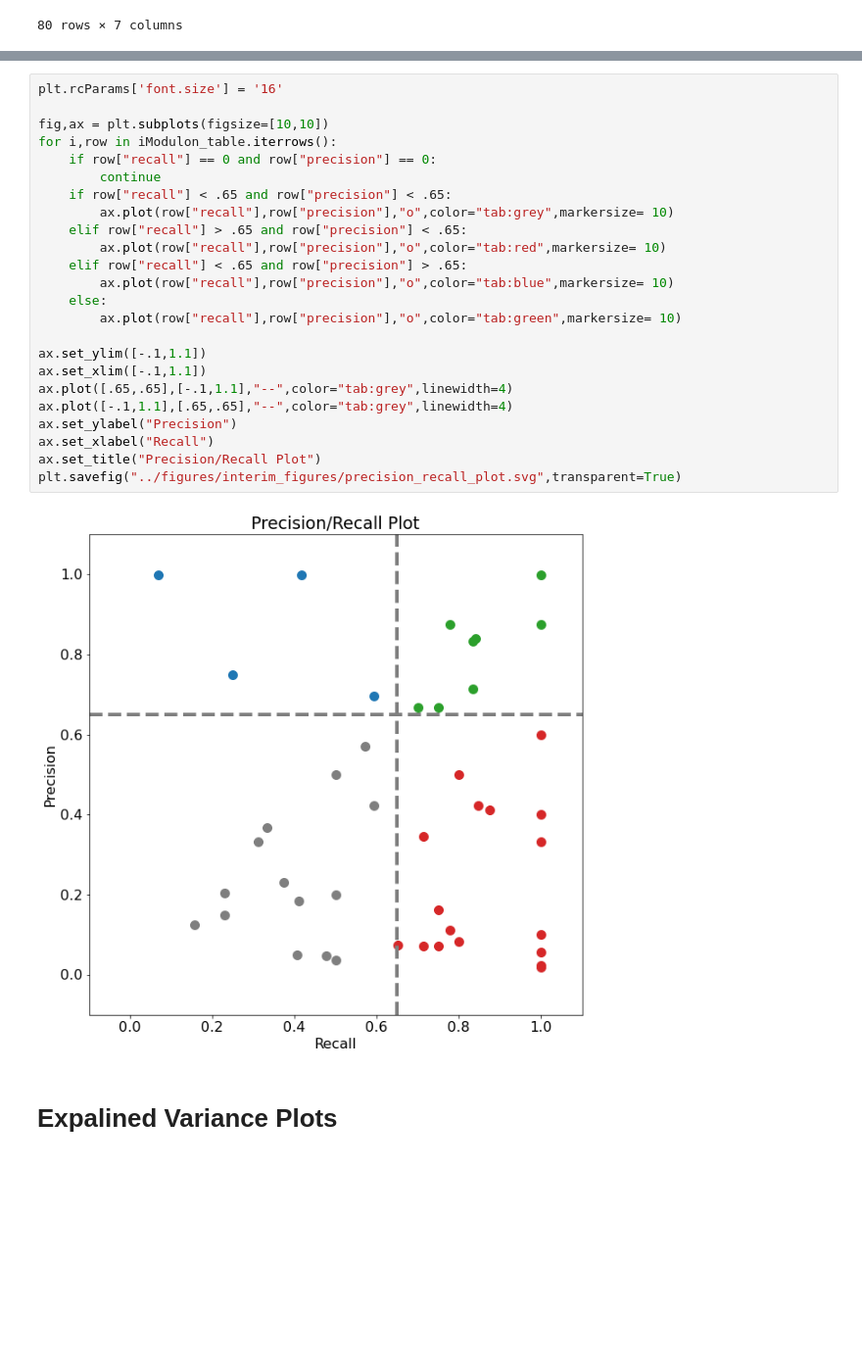
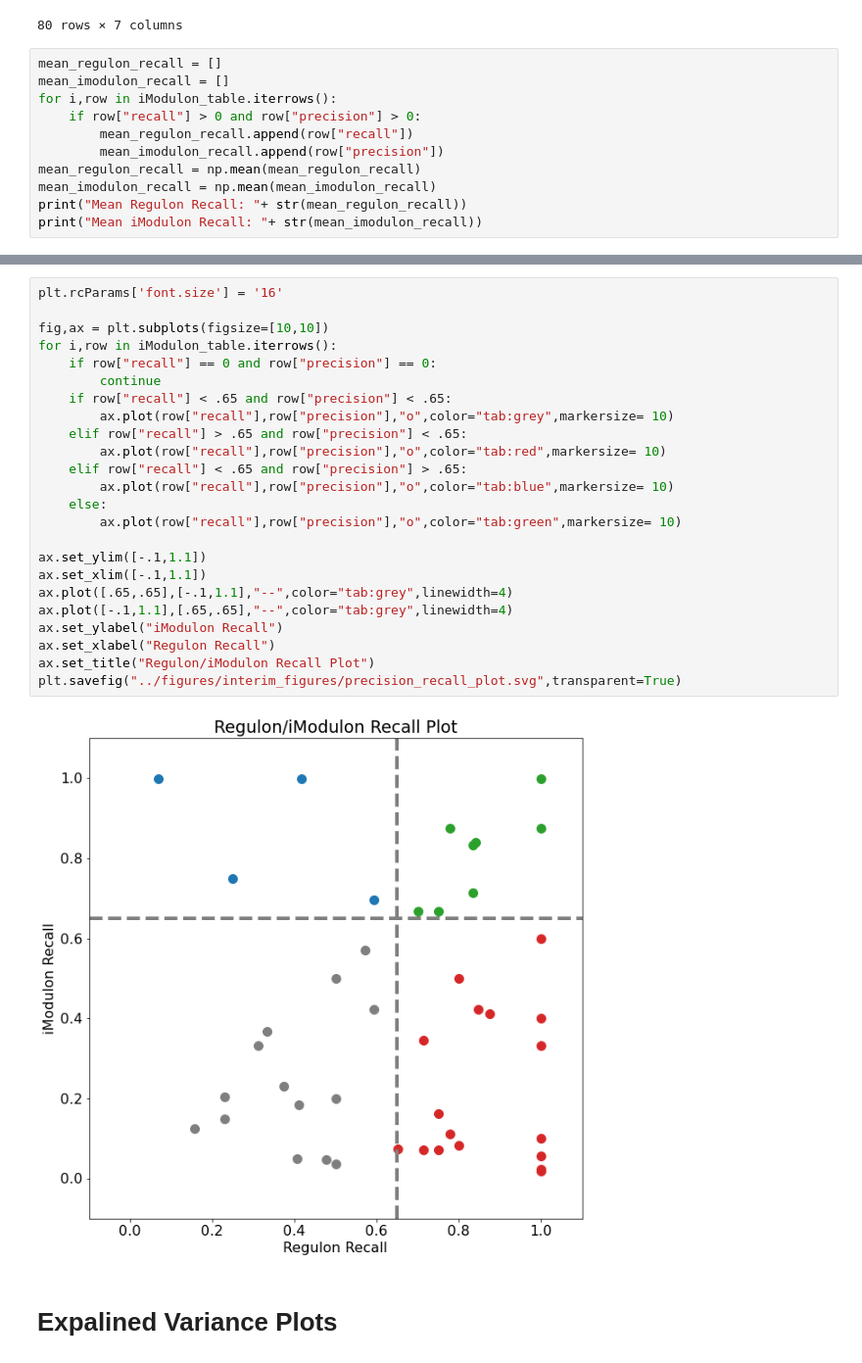
Before and after one commit to Reosu/modulome_mtb, a Jupyter notebook: notebooks/5_QC_QA_Summary.ipynb, the cells around one changed output, grey strips where cells are left out. Shown at 98% size. Saved outputs shown, nothing was run; the diff lists cells and outputs as text; blank space fills up the shorter version.

Commit message:
Modified notebooks to obtain correct figures, including supplmentary

```diff
--- a/notebooks/5_QC_QA_Summary.ipynb
+++ b/notebooks/5_QC_QA_Summary.ipynb
@@ -165,3 +148,14 @@ iModulon_table
 | Positive Regulation of Growth | NaN | iModulon enriched with the Positi... | Growth | 26 | 0.366667 | 0.333333 | 78 |
 | WhiB4/IdeR | whiB4/ideR | iModulon that maps to the union o... | Redox | 16 | 0.230769 | 0.375000 | 79 |
 80 rows × 7 columns
+# %%
+mean_regulon_recall = []
+mean_imodulon_recall = []
+for i,row in iModulon_table.iterrows():
+    if row["recall"] > 0 and row["precision"] > 0:
+        mean_regulon_recall.append(row["recall"])
+        mean_imodulon_recall.append(row["precision"])
+mean_regulon_recall = np.mean(mean_regulon_recall)
+mean_imodulon_recall = np.mean(mean_imodulon_recall)
+print("Mean Regulon Recall: "+ str(mean_regulon_recall))
+print("Mean iModulon Recall: "+ str(mean_imodulon_recall))
@@ -168,29 +165,29 @@ iModulon_table
 # %%
 plt.rcParams['font.size'] = '16'
 
 fig,ax = plt.subplots(figsize=[10,10])
 for i,row in iModulon_table.iterrows():
     if row["recall"] == 0 and row["precision"] == 0:
         continue
     if row["recall"] < .65 and row["precision"] < .65:
         ax.plot(row["recall"],row["precision"],"o",color="tab:grey",markersize= 10)
     elif row["recall"] > .65 and row["precision"] < .65:
         ax.plot(row["recall"],row["precision"],"o",color="tab:red",markersize= 10)
     elif row["recall"] < .65 and row["precision"] > .65:
         ax.plot(row["recall"],row["precision"],"o",color="tab:blue",markersize= 10)
     else:
         ax.plot(row["recall"],row["precision"],"o",color="tab:green",markersize= 10)
 
 ax.set_ylim([-.1,1.1])
 ax.set_xlim([-.1,1.1])
 ax.plot([.65,.65],[-.1,1.1],"--",color="tab:grey",linewidth=4)
 ax.plot([-.1,1.1],[.65,.65],"--",color="tab:grey",linewidth=4)
-ax.set_ylabel("Precision")
-ax.set_xlabel("Recall")
-ax.set_title("Precision/Recall Plot")
+ax.set_ylabel("iModulon Recall")
+ax.set_xlabel("Regulon Recall")
+ax.set_title("Regulon/iModulon Recall Plot")
 plt.savefig("../figures/interim_figures/precision_recall_plot.svg",transparent=True)
 # %% [output]
-[figure, old version]
+[figure, new version]
 # %% [markdown]
 # Expalined Variance Plots
 # %%
```
Also changed, not shown: parts of 2 cells of this notebook, 5 other files.
